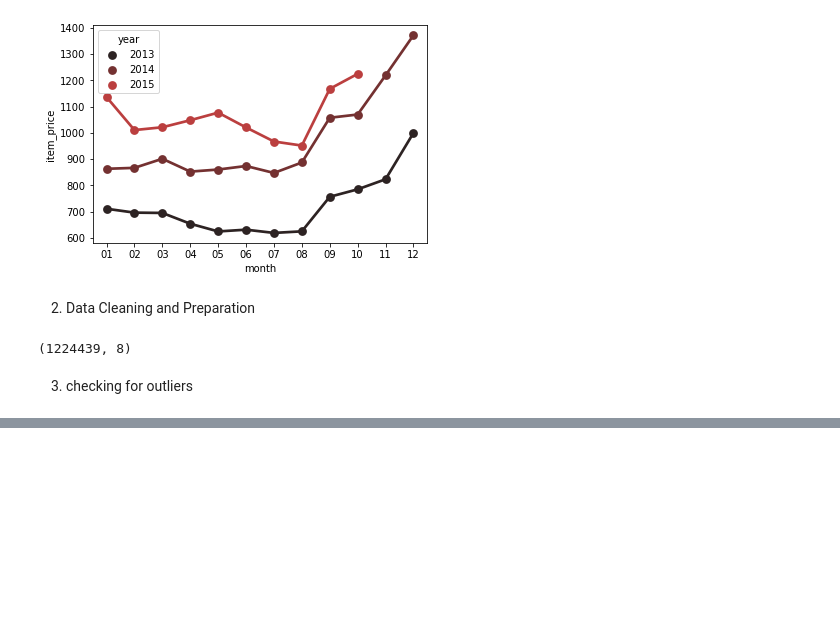
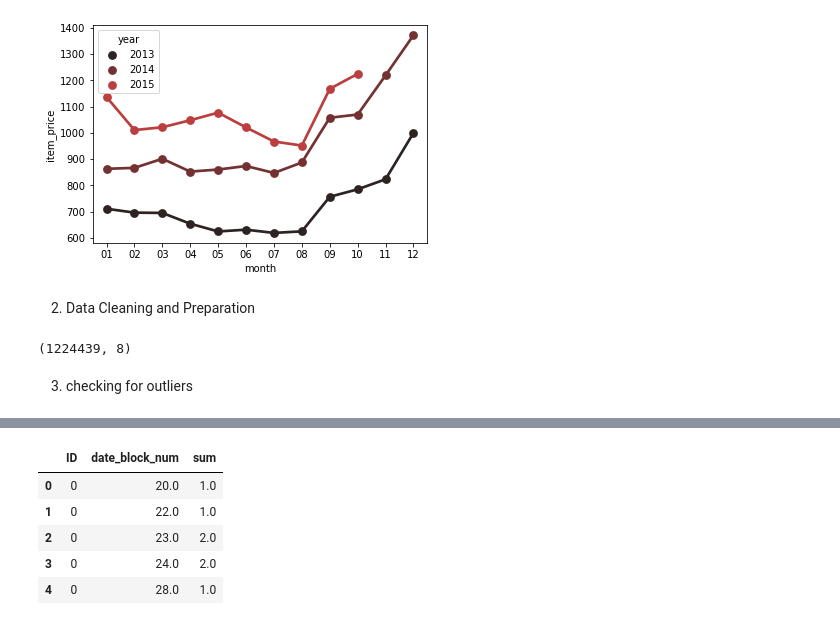
Before and after one commit to paulsok/kaggle, a Jupyter notebook: Predict Future Sales/Predict Future Sales.ipynb, the cells around one changed output, grey strips where cells are left out. Drawn from its saved outputs; the diff is of its cells as text; code cells hidden in the pictures; blank space fills up the shorter version.

```diff
--- a/Predict Future Sales/Predict Future Sales.ipynb
+++ b/Predict Future Sales/Predict Future Sales.ipynb
@@ -131,0 +161,17 @@ sales.shape
+# %%
+# combine two dfs fro training
+sales_dataset = pd.merge(test, sales_per_month, on=[
+                         'item_id', 'shop_id'], how='left')
+
+sales_dataset.fillna(0, inplace=True)
+
+sales_dataset.drop(['shop_id', 'item_id'], inplace=True, axis=1)
+
+sales_dataset.head()
+# %% [output]
+|  | ID | date_block_num | sum |
+| 0 | 0 | 20.0 | 1.0 |
+| 1 | 0 | 22.0 | 1.0 |
+| 2 | 0 | 23.0 | 2.0 |
+| 3 | 0 | 24.0 | 2.0 |
+| 4 | 0 | 28.0 | 1.0 |
```
Also changed, not shown: parts of 6 cells of this notebook.
